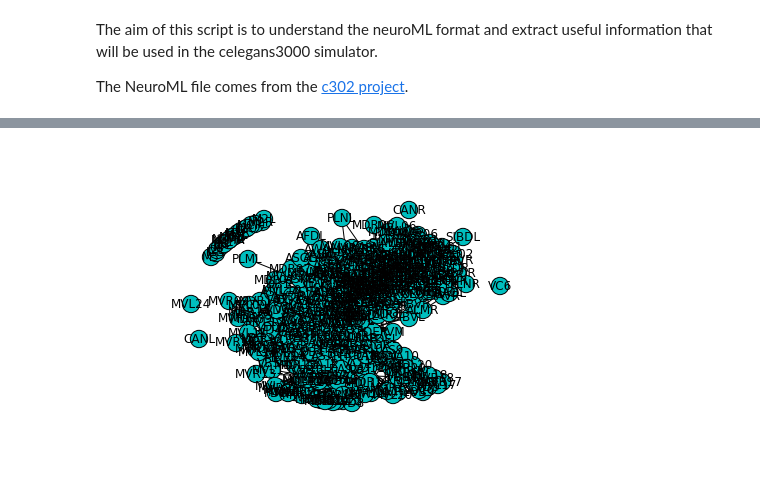
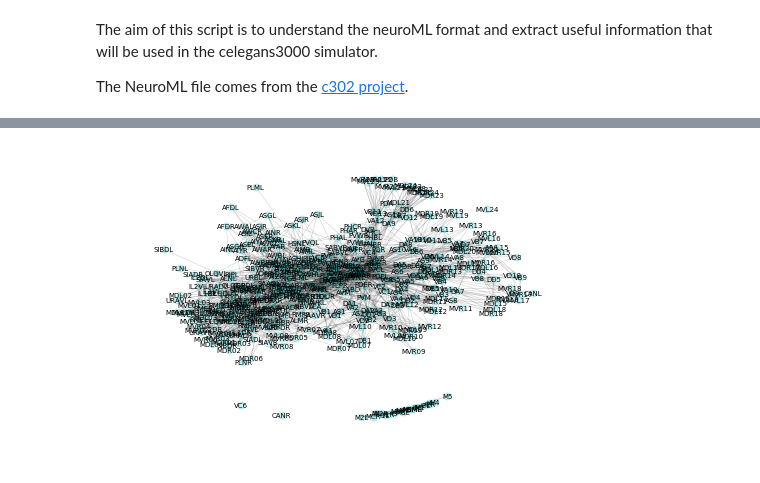
Before and after one commit to PratylenClub/CElegansAnalysis, a Jupyter notebook: NeuroML_parser.ipynb, the cells around one changed output, grey strips where cells are left out. Drawn from its saved outputs; the diff is of its cells as text; code cells hidden in the pictures.

```diff
--- a/NeuroML_parser.ipynb
+++ b/NeuroML_parser.ipynb
@@ -62,10 +74,10 @@ array[0:10]
 # %%
 G=nx.Graph()
 
 
 G.add_nodes_from(nodes)
 G.add_edges_from(edges)
 
-nx.draw(G, node_color='c',edge_color='k', with_labels=True)
+nx.draw(G, node_color='c',edge_color='k',node_size=50,alpha=0.2,font_size=7,width=0.5, with_labels=True)
 # %% [output]
-[figure, old version]
+[figure, new version]
```
Also changed, not shown: parts of 7 cells of this notebook.
